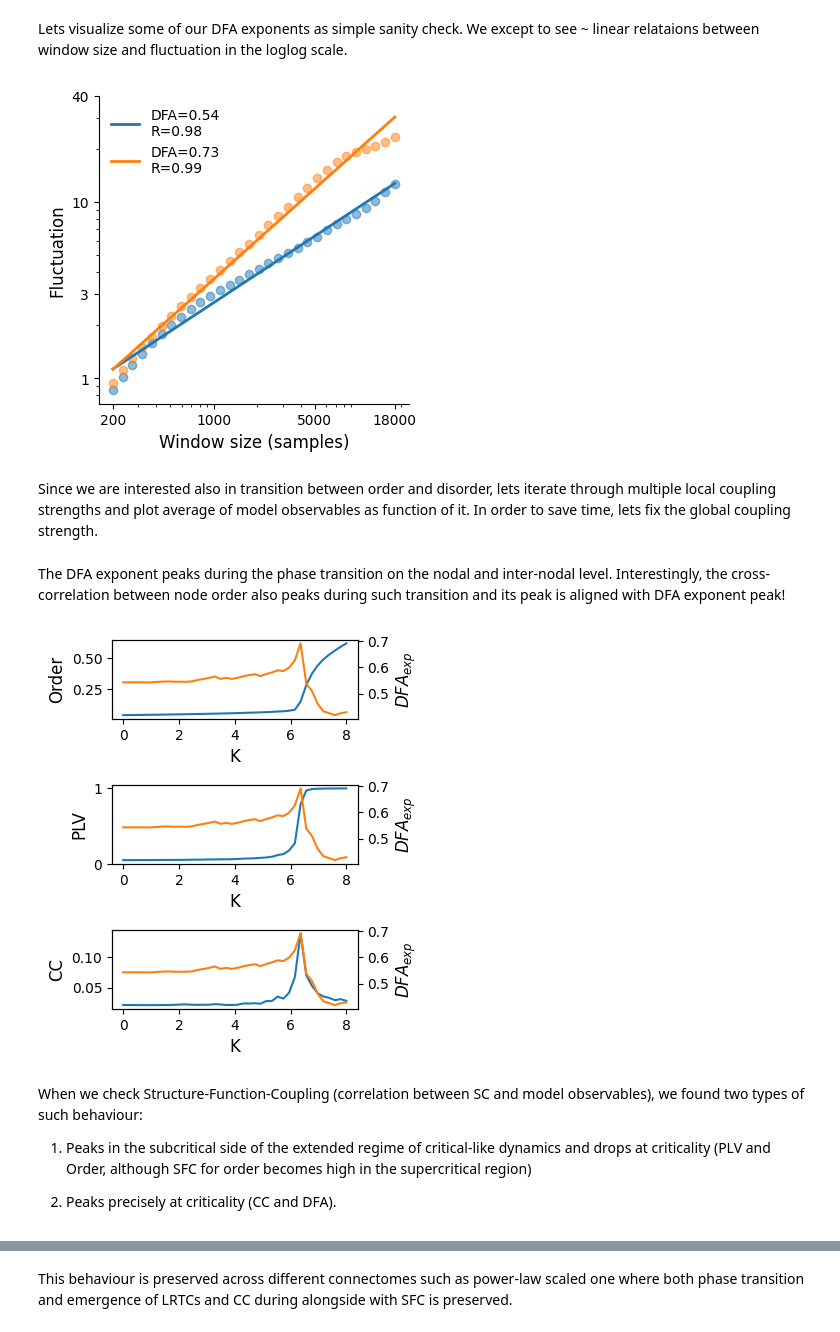
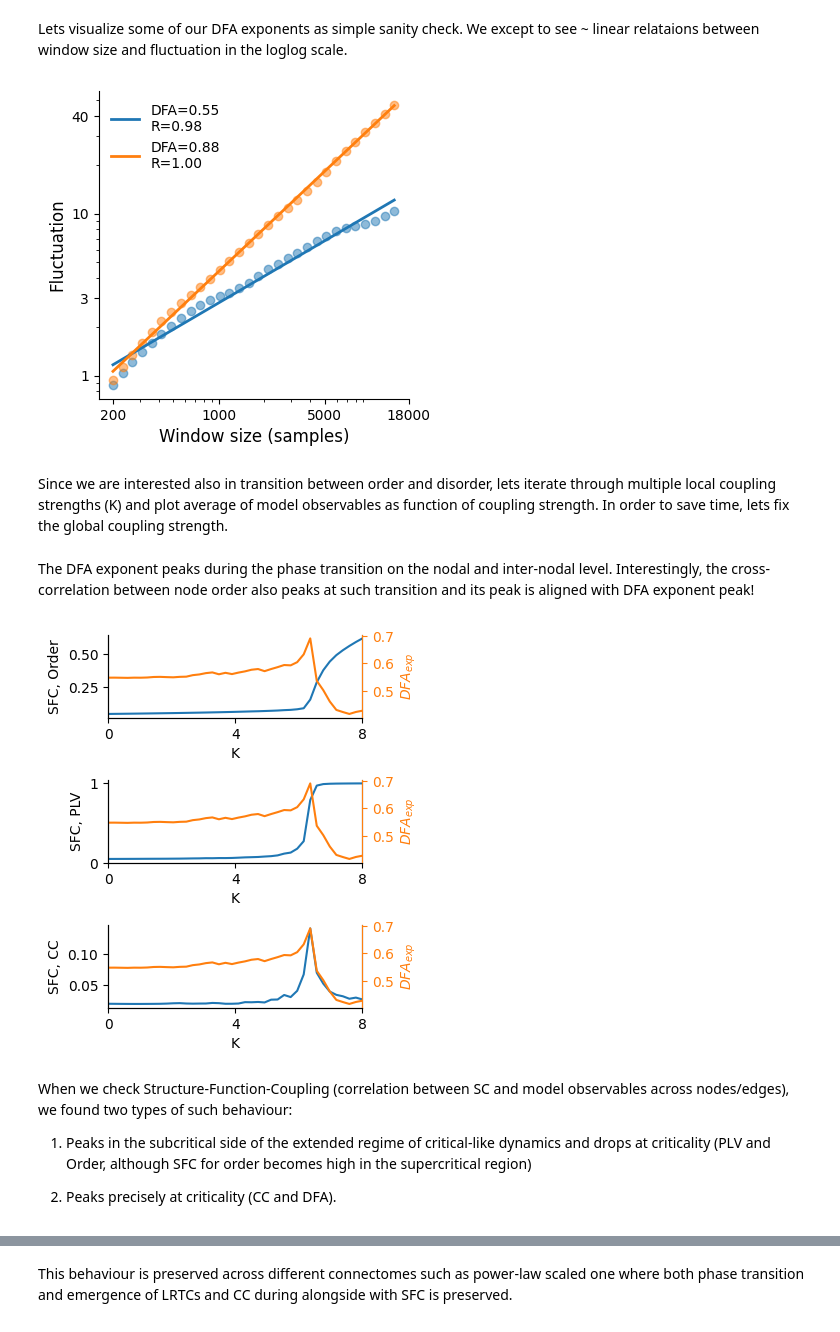
Before and after one commit to palvalab/hierarchical_kuramoto_zero, a Jupyter notebook: Tutorial_model_observables.ipynb, the cells around one changed output, grey strips where cells are left out. Saved outputs shown, nothing was run; the diff lists cells and outputs as text; code cells hidden in the pictures.

Commit message:
[fix] improved tutorial for basic observables

```diff
--- a/Tutorial_model_observables.ipynb
+++ b/Tutorial_model_observables.ipynb
@@ -122,7 +122,7 @@ frequency_scale = 1.0
 connectome_uniform = generate_random_sc('uniform')
 
 # DFA exponent is fit using windows from size 10 cycles of the central frequency to 25% of the whole data
-dfa_win_lengths = np.geomspace(int(sfreq/central_frequency)*10, int(sim_time*sfreq)//4, 30)
+dfa_win_lengths = np.geomspace(int(sfreq/central_frequency)*10, int(sim_time*sfreq)//5, 30)
 # %% [markdown]
 ### Running the model
 
@@ -209,9 +223,9 @@ ax.legend(frameon=False, fontsize=10)
 ax.spines['top'].set_visible(False)
 ax.spines['right'].set_visible(False)
 # %% [output]
-[figure, old version]
+[figure, new version]
 # %% [markdown]
-Since we are interested also in transition between order and disorder, lets iterate through multiple local coupling strengths and plot average of model observables as function of it.
+Since we are interested also in transition between order and disorder, lets iterate through multiple local coupling strengths (K) and plot average of model observables as function of coupling strength.
 In order to save time, lets fix the global coupling strength.
 # %%
 k_values = np.linspace(0, 8, 40)
@@ -236,28 +250,37 @@ for k_idx, k in enumerate(k_values):
     plv_as_k[k_idx] = np.abs(cplv(data_sim))
     cc_as_k[k_idx] = np.corrcoef(data_envelope)
 # %% [markdown]
-The DFA exponent peaks during the phase transition on the nodal and inter-nodal level. Interestingly, the cross-correlation between node order also peaks during such transition and its peak is aligned with DFA exponent peak!
+The DFA exponent peaks during the phase transition on the nodal and inter-nodal level. Interestingly, the cross-correlation between node order also peaks at such transition and its peak is aligned with DFA exponent peak!
 # %%
 fig, axes = plt.subplots(figsize=(4,4.5), nrows=3)
 axes_twins = [ax.twinx() for ax in axes]
 
 observables_list = [order_as_k, plv_as_k.mean(axis=-1), cc_as_k.mean(axis=-1)]
 
 for ax, ax_twin, observable_name, (observable_arr, observable_arr_twin) in zip(axes, axes_twins, ['Order', 'PLV', 'CC'],
                                                                                zip(observables_list, [dfa_as_k, dfa_as_k, dfa_as_k])):
-
     ax.plot(k_values, observable_arr.mean(axis=-1), color='C0')
     ax_twin.plot(k_values, observable_arr_twin.mean(axis=-1), color='C1')
 
-    ax.set_xlabel('K', fontsize=12)
-    ax.set_ylabel(observable_name, fontsize=12)
-    ax_twin.set_ylabel(r'$DFA_{exp}$', fontsize=12)
+
+    ax.set_xlabel('K', fontsize=10)
+    ax.set_ylabel(f'SFC, {observable_name}', fontsize=10)
+    ax_twin.set_ylabel(r'$DFA_{exp}$', fontsize=10, color='C1')
+
+    ax.set_xticks([0, 4, 8])
+    ax.set_xlim(k_values[[0, ~0]])
+
+    ax_twin.spines['top'].set_visible(False)
+    ax.spines['top'].set_visible(False)
+
+    ax_twin.spines['right'].set_color('C1')
+    ax_twin.tick_params(axis='y', colors='C1')
 
 fig.tight_layout()
 # %% [output]
-[figure, old version]
+[figure, new version]
 # %% [markdown]
-When we check Structure-Function-Coupling (correlation between SC and model observables), we found two types of such  behaviour:
+When we check Structure-Function-Coupling (correlation between SC and model observables across nodes/edges), we found two types of such  behaviour:
 
 1. Peaks in the subcritical side of the extended regime of critical-like dynamics and drops at criticality (PLV and Order, although SFC for order becomes high in the supercritical region)
 
```
Also changed, not shown: parts of 3 cells of this notebook, 1 other file.
